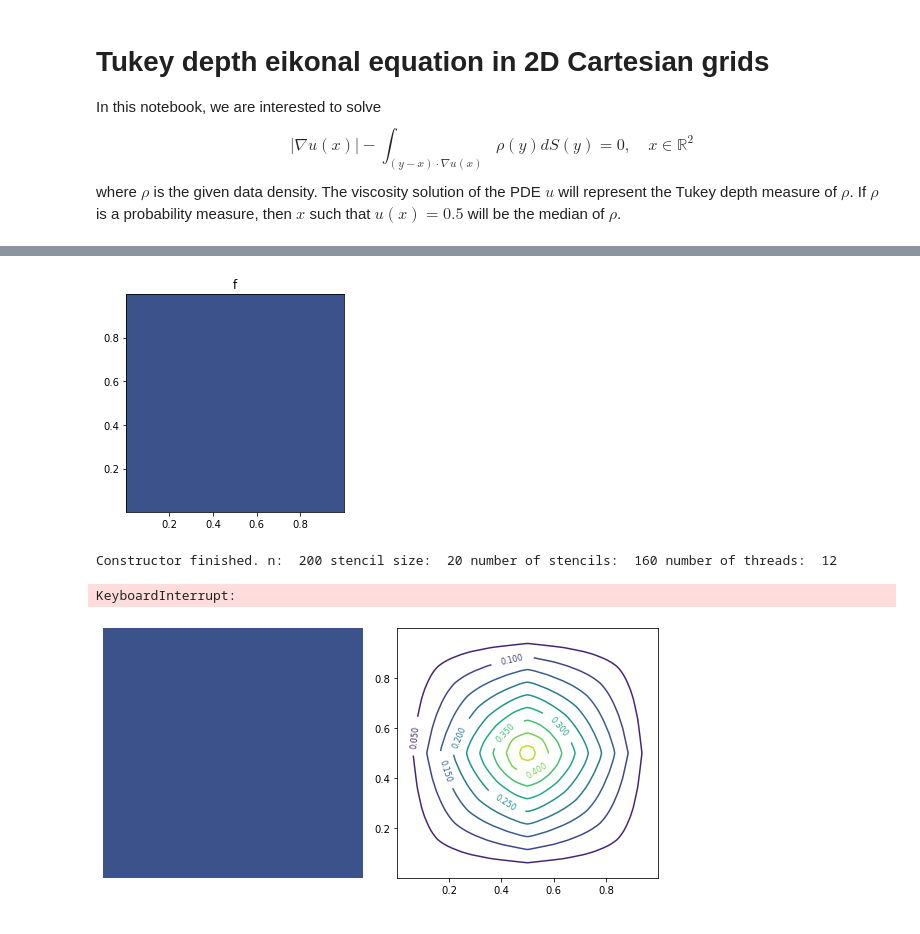
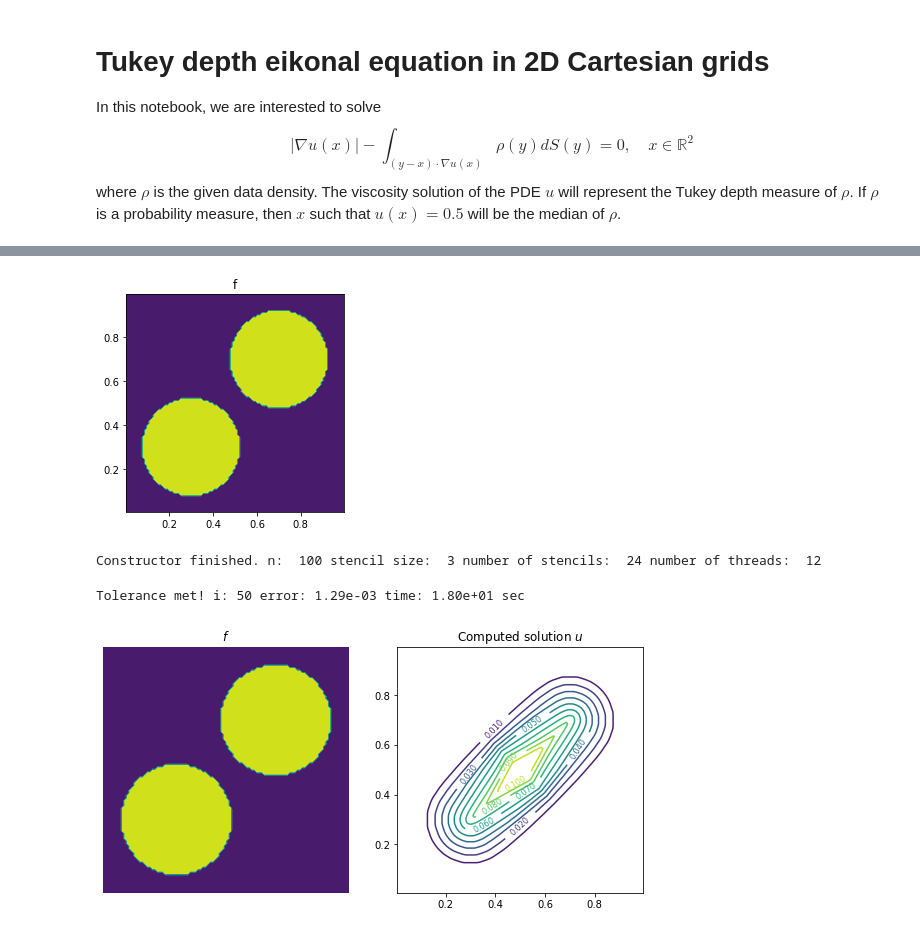
Before and after one commit to wonjunee/monotone-scheme, a Jupyter notebook: tukey_PDE_2D.ipynb, the cells around one changed output, grey strips where cells are left out. Drawn from its saved outputs; the diff is of its cells as text; code cells hidden in the pictures.

```diff
--- a/tukey_PDE_2D.ipynb
+++ b/tukey_PDE_2D.ipynb
@@ -28,12 +31,9 @@ if not os.path.exists(save_data_path):
     os.makedirs(save_data_path)
 # %%
 # create an empty f
-n = 200
+n = 100
 f = np.zeros((n,n))
-u = np.zeros((n,n))
-for i in range(n):
-    for j in range(n):
-        u[i,j] = i*n + j
+u = np.ones((n,n))
 
 # initializing f
 xx = np.linspace(0.5/n,1-0.5/n,n)
@@ -48,9 +48,9 @@ def f_ellipse():
     return f
 
 # f = f_ellipse()
-f[(np.abs(X-0.5)<0.5) & (np.abs(Y-0.5)<0.5)] = 1
+# f[(np.abs(X-0.5)<0.5) & (np.abs(Y-0.5)<0.5)] = 1
 # f[(np.abs(X-0.5)<0.3) & (np.abs(Y-0.5)<0.3)] = 1
-# f[((X-0.3)**2 + (Y-0.3)**2 <0.22**2) | ((X-0.7)**2 + (Y-0.7)**2 <0.22**2)] = 1
+f[((X-0.3)**2 + (Y-0.3)**2 <0.22**2) | ((X-0.7)**2 + (Y-0.7)**2 <0.22**2)] = 1
 # f[((X-0.25)**2 + (Y-0.25)**2 <0.2**2) | ((X-0.25)**2 + (Y-0.75)**2 <0.2**2) | ((X-0.75)**2 + (Y-0.25)**2 <0.2**2) | ((X-0.75)**2 + (Y-0.75)**2 <0.2**2)] = 1
 
 
@@ -66,14 +66,14 @@ ax.set_title("f")
 ax.set_aspect('equal')
 plt.show()
 # %% [output]
-[figure, old version]
+[figure, new version]
 # %%
 # optimization parameters
-max_iter = 1000
-tolerance= 1e-3
+max_iter = 50
+tolerance= 1e-5
 
 # initialize the HJ solver
-stencil_size = 20
+stencil_size = 3
 solver  = Tukey2DSolver(f, stencil_size)
 
 # Running the iterations
@@ -92,52 +92,42 @@ for i in tqdm.tqdm(range(1,max_iter+1)):
         print(f"Tolerance met! i: {i} error: {error:0.2e} time: {time.time() - start_time:0.2e} sec")
         break
     # save figures
-    # if i % 10 == 0:
-        # fig = plt.figure(figsize=(10,5))
-        # ax = fig.add_subplot(121)
-        # # ax.contourf(X,Y,u)
-        # ax.imshow(u, origin='lower')
-        # ax.axis('off')
-        # ax.set_aspect('equal')
-        # title_str = f"i: {i} error: {error:0.2e} time: {time.time() - start_time:0.2e} sec"
-        # plt.title(title_str)
-        # ax = fig.add_subplot(122)
-        # ax.plot(time_array, error_array,'o-')
+    if i % 50 == 0:
+        fig = plt.figure(figsize=(10,5))
+        ax = fig.add_subplot(121)
+        # ax.contourf(X,Y,u)
+        ax.imshow(u, origin='lower')
+        ax.axis('off')
+        ax.set_aspect('equal')
+        title_str = f"i: {i} error: {error:0.2e} time: {time.time() - start_time:0.2e} sec"
+        plt.title(title_str)
+        ax = fig.add_subplot(122)
+        ax.plot(time_array, error_array,'o-')
         # plt.savefig(f"{save_fig_path}/fig-{i//10}.png")
-        # plt.show()
+        plt.show()
     # save dat
-    if i % 100 == 0:
+    if i % 50 == 0:
         np.save(f"{save_data_path}/data-{i//100}.npy",u)
-
-fig = plt.figure(figsize=(10,5))
-ax = fig.add_subplot(121)
-# ax.contourf(X,Y,u)
-ax.imshow(u, origin='lower')
-ax.axis('off')
-ax.set_aspect('equal')
-title_str = f"i: {i} error: {error:0.2e} time: {time.time() - start_time:0.2e} sec\n{np.min(u):0.2e} {np.max(u):0.2e}"
-plt.title(title_str)
-ax = fig.add_subplot(122)
-ax.plot(time_array, error_array,'o-')
-plt.savefig(f"{save_fig_path}/fig-{i//10}.png")
-plt.show()
 # %% [output]
-Constructor finished. n:  200 stencil size:  20 number of stencils:  160 number of threads:  12
+Constructor finished. n:  100 stencil size:  3 number of stencils:  24 number of threads:  12
-KeyboardInterrupt:
+Tolerance met! i: 50 error: 1.29e-03 time: 1.80e+01 sec
 # %%
 u1 = np.zeros((n,n))
 u1[:] = u[:]
 # plotting the result
 fig = plt.figure(figsize=(8,4))
 ax = fig.add_subplot(121)
 ax.contourf(X,Y,f)
 ax.axis('off')
+ax.set_title("$f$")
+ax.set_aspect('equal')
 ax = fig.add_subplot(122)
 CS = ax.contour(X,Y,u,10)
 ax.clabel(CS, inline=1, fontsize=8)
-# ax.axis('off')
+ax.set_title("Computed solution $u$")
+ax.set_aspect('equal')
 plt.tight_layout()
 plt.savefig(f"{save_fig_path}/tukey-2balls.eps")
 plt.show()
 # %% [output]
-[figure, old version]
+[figure, new version]
```
Also changed, not shown: parts of 4 cells of this notebook, 2 other files.
